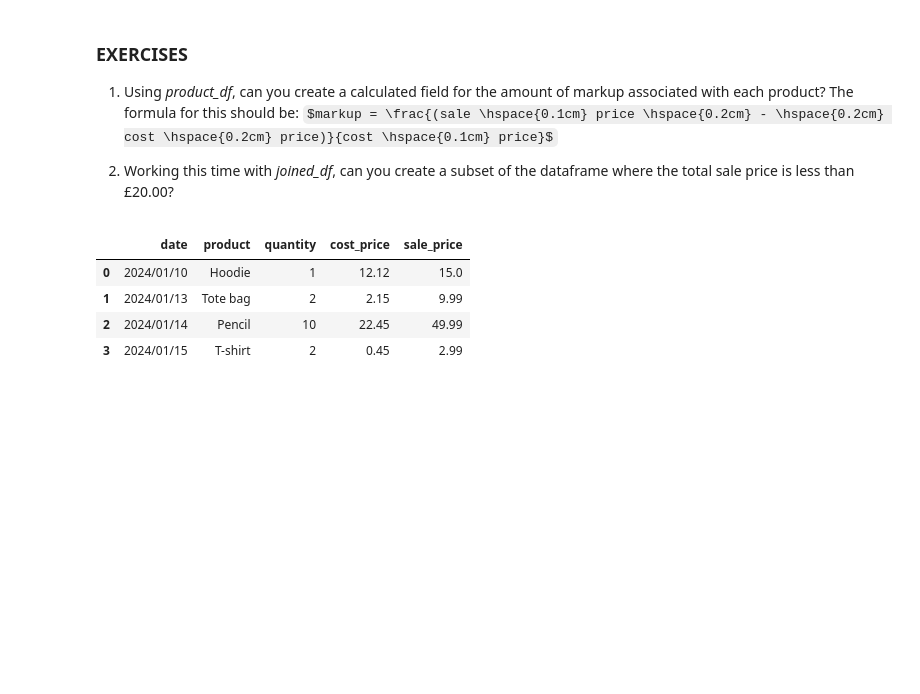
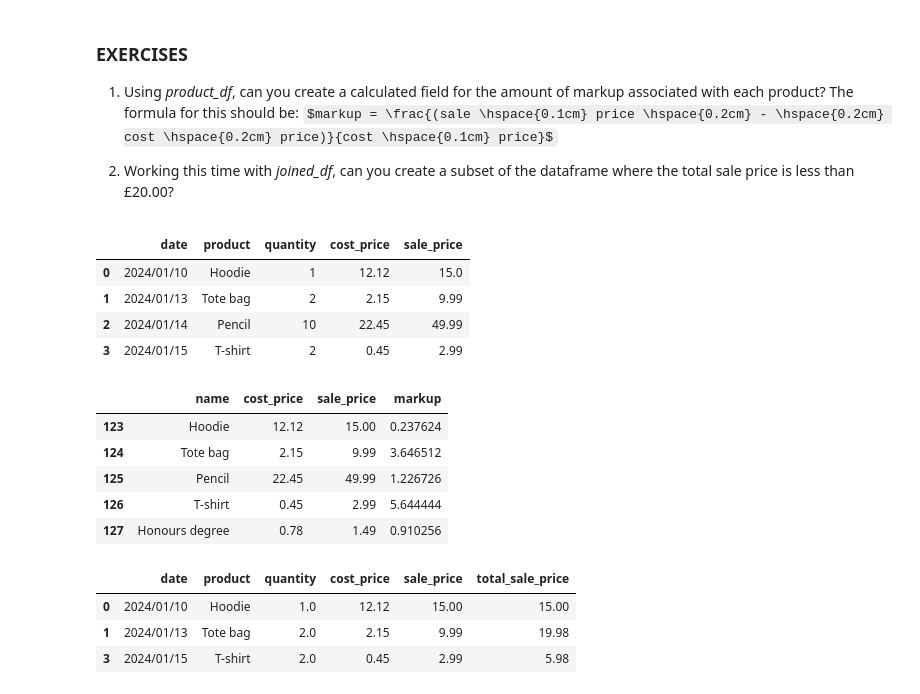
Before and after one commit to Philip5717021/Philip5717021-DataScience-GenAI-Submissions, a Jupyter notebook: Copy_of_2_03_Calculated_Fields,_Indexing_and_Subsetting.ipynb, the cells around one changed output. Saved outputs shown, nothing was run; the diff lists cells and outputs as text; code cells hidden in the pictures; some formulas as TeX source; blank space fills up the shorter version.

```diff
--- a/Copy_of_2_03_Calculated_Fields,_Indexing_and_Subsetting.ipynb
+++ b/Copy_of_2_03_Calculated_Fields,_Indexing_and_Subsetting.ipynb
@@ -200,3 +200,47 @@ joined_df
 | 1 | 2024/01/13 | Tote bag | 2 | 2.15 | 9.99 |
 | 2 | 2024/01/14 | Pencil | 10 | 22.45 | 49.99 |
 | 3 | 2024/01/15 | T-shirt | 2 | 0.45 | 2.99 |
+# %%
+import pandas as pd
+
+# Re-create products_df if it hasn't been defined in this session yet
+products = {'123':{'name':'Hoodie', 'cost_price':12.12, 'sale_price':15.00},
+            '124':{'name':'Tote bag', 'cost_price':2.15, 'sale_price':9.99},
+            '125':{'name':'Pencil', 'cost_price':22.45, 'sale_price':49.99},
+            '126':{'name':'T-shirt', 'cost_price':0.45, 'sale_price':2.99},
+            '127':{'name':'Honours degree', 'cost_price':0.78, 'sale_price':1.49}
+}
+products_df = pd.DataFrame(products).transpose()
+
+# 1. Convert price columns to float to allow mathematical calculations
+products_df['cost_price'] = products_df['cost_price'].astype(float)
+products_df['sale_price'] = products_df['sale_price'].astype(float)
+
+# 2. Calculate the markup using the provided formula
+products_df['markup'] = (products_df['sale_price'] - products_df['cost_price']) / products_df['cost_price']
+
+# 3. View the updated DataFrame
+products_df
+# %% [output]
+|  | name | cost_price | sale_price | markup |
+| 123 | Hoodie | 12.12 | 15.00 | 0.237624 |
+| 124 | Tote bag | 2.15 | 9.99 | 3.646512 |
+| 125 | Pencil | 22.45 | 49.99 | 1.226726 |
+| 126 | T-shirt | 0.45 | 2.99 | 5.644444 |
+| 127 | Honours degree | 0.78 | 1.49 | 0.910256 |
+# %%
+# 1. Convert quantity and sale_price columns to float so we can calculate numeric values
+joined_df['quantity'] = joined_df['quantity'].astype(float)
+joined_df['sale_price'] = joined_df['sale_price'].astype(float)
+
+# 2. Calculate the total sale price (quantity * sale_price)
+joined_df['total_sale_price'] = joined_df['quantity'] * joined_df['sale_price']
+
+# 3. Filter the dataframe to find where the total sale price is less than 20.00
+cheap_orders_df = joined_df[joined_df['total_sale_price'] < 20.00]
+cheap_orders_df
+# %% [output]
+|  | date | product | quantity | cost_price | sale_price | total_sale_price |
+| 0 | 2024/01/10 | Hoodie | 1.0 | 12.12 | 15.00 | 15.00 |
+| 1 | 2024/01/13 | Tote bag | 2.0 | 2.15 | 9.99 | 19.98 |
+| 3 | 2024/01/15 | T-shirt | 2.0 | 0.45 | 2.99 | 5.98 |
```
